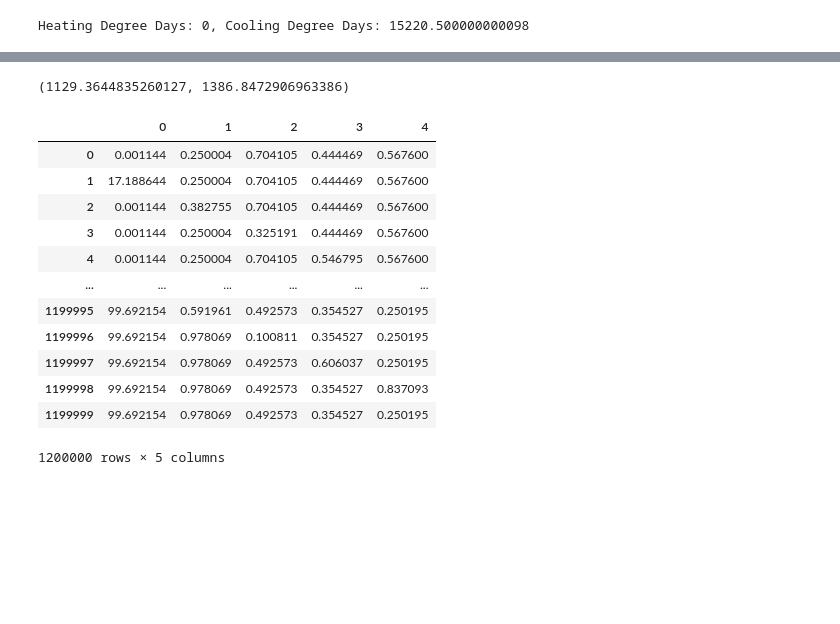
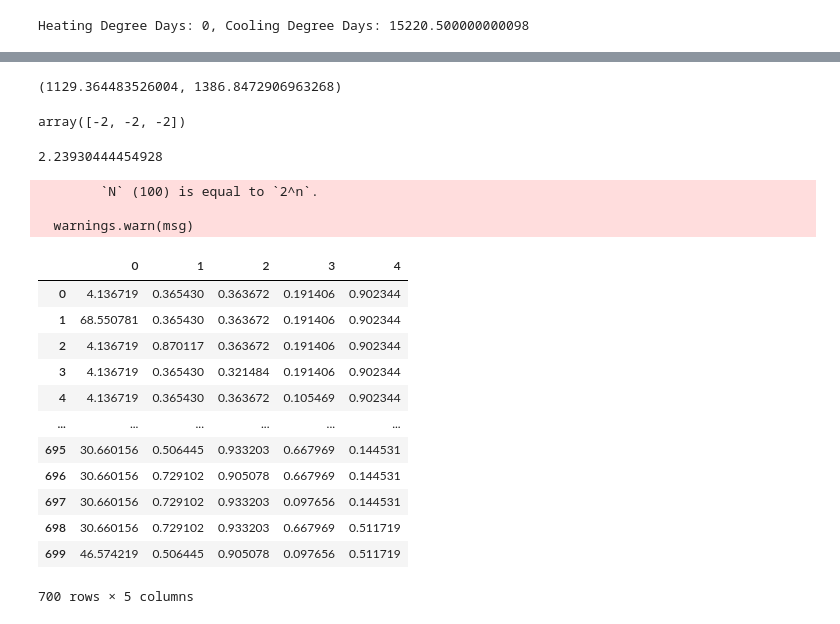
Before and after one commit to VIP-SMUR/24Sp-Microclimate, a Jupyter notebook: uwg_test.ipynb, the cells around one changed output, grey strips where cells are left out. Saved outputs shown, nothing was run; the diff lists cells and outputs as text; code cells hidden in the pictures; blank space fills up the shorter version.

```diff
--- a/uwg_test.ipynb
+++ b/uwg_test.ipynb
@@ -206,56 +186,85 @@ Simulating Day 365
-# %%
-model.UCMData[0].canTemp-273.15 # This is the canyon air temperature it seems
-
-ambTemp = [model.UCMData[hour].canTemp-273.15  for hour in range(8760)  ]
-cdd, hdd = calculate_degree_days(ambTemp)
-cdd, hdd
-# %% [output]
-(1129.3644835260127, 1386.8472906963386)
+# %%
+cdd, hdd = calculate_degree_days(ambTemp)
+cdd, hdd
+# %% [output]
+(1129.364483526004, 1386.8472906963268)
+# %%
+np.array([1,2,3]) - np.array([3,4,5])
+# %% [output]
+array([-2, -2, -2])
+# %%
+from numba import jit
+import numpy as np
+
+
+@jit(nopython=True)
+def rmse(y1, y2):
+    return np.linalg.norm(y1 - y2) / np.sqrt(len(y1))
+
+
+def get_SA_metric(epw_path_before_sim, simulated_UWG_model, days_simulated):
+    e=epw()
+    e.read(epw_path_before_sim)
+    epw_df = e.dataframe
+    if len(e.dataframe) > 8760:
+        epw_df = e.dataframe.drop([i+1417 for i in range(24)])
+
+    simulated_UWG_model.UCMData[0].canTemp-273.15 # This is the canyon air temperature it seems
+    ambTemp = [model.UCMData[hour].canTemp-273.15  for hour in range(days_simulated*24) ]
+
+    return rmse(np.array(epw_df['Dry Bulb Temperature'].values[:(24*days_simulated)]), np.array(ambTemp))
+
+get_SA_metric(epw_path_a, model, 10)
+# %% [output]
+2.23930444454928
 # %%
-from SALib.sample import saltelli
+from SALib.sample import sobol
 from SALib.analyze import sobol
 from SALib.test_functions import Ishigami
 from SALib.sample import morris as ms
 from SALib.analyze import morris as ma
 from SALib.plotting import morris as mp
 import pandas as pd
 
 # Initialize the UWG model by passing parameters as arguments, or relying on defaults
 #model = UWG.from_param_args(epw_path=epw_path, bldheight=10, blddensity=0.5,
 #                            vertohor=0.8, grasscover=0.1, treecover=0.1, zone='7') # Atlanta is in climate zone 7  --> https://www.walterreeves.com/landscaping/hardiness-zones-for-georgia/
 
 # Define the model inputs
 problem = {
     'num_vars': 5,
     'names': ['bldheight', 'blddensity', 'vertohor', 'grasscover', 'treecover'],
-    'bounds': [[0,100],
-               [0, 1],
-               [0, 1],
+    'bounds': [[3,100],
+               [0.05, 1],
+               [0.1, 1],
                [0, 1],
                [0, 1],
                ],
     # I don't want to group any of these variables together
     'groups': None
 }
 
 
 # We'll perform a Sobol Sensitivity Analysis below.
 
 
 # Generate samples
-param_values_saltelli = saltelli.sample(problem, 100000)
-pd.DataFrame(param_values_saltelli)
+param = saltelli.sample(problem, 100, calc_second_order=False)
+pd.DataFrame(param)
 # %% [output]
+        `N` (100) is equal to `2^n`.
+
+  warnings.warn(msg)
 |  | 0 | 1 | 2 | 3 | 4 |
-| 0 | 0.001144 | 0.250004 | 0.704105 | 0.444469 | 0.567600 |
-| 1 | 17.188644 | 0.250004 | 0.704105 | 0.444469 | 0.567600 |
-| 2 | 0.001144 | 0.382755 | 0.704105 | 0.444469 | 0.567600 |
-| 3 | 0.001144 | 0.250004 | 0.325191 | 0.444469 | 0.567600 |
-| 4 | 0.001144 | 0.250004 | 0.704105 | 0.546795 | 0.567600 |
+| 0 | 4.136719 | 0.365430 | 0.363672 | 0.191406 | 0.902344 |
+| 1 | 68.550781 | 0.365430 | 0.363672 | 0.191406 | 0.902344 |
+| 2 | 4.136719 | 0.870117 | 0.363672 | 0.191406 | 0.902344 |
+| 3 | 4.136719 | 0.365430 | 0.321484 | 0.191406 | 0.902344 |
+| 4 | 4.136719 | 0.365430 | 0.363672 | 0.105469 | 0.902344 |
 | ... | ... | ... | ... | ... | ... |
-| 1199995 | 99.692154 | 0.591961 | 0.492573 | 0.354527 | 0.250195 |
-| 1199996 | 99.692154 | 0.978069 | 0.100811 | 0.354527 | 0.250195 |
-| 1199997 | 99.692154 | 0.978069 | 0.492573 | 0.606037 | 0.250195 |
-| 1199998 | 99.692154 | 0.978069 | 0.492573 | 0.354527 | 0.837093 |
-| 1199999 | 99.692154 | 0.978069 | 0.492573 | 0.354527 | 0.250195 |
+| 695 | 30.660156 | 0.506445 | 0.933203 | 0.667969 | 0.144531 |
+| 696 | 30.660156 | 0.729102 | 0.905078 | 0.667969 | 0.144531 |
+| 697 | 30.660156 | 0.729102 | 0.933203 | 0.097656 | 0.144531 |
+| 698 | 30.660156 | 0.729102 | 0.933203 | 0.667969 | 0.511719 |
+| 699 | 46.574219 | 0.506445 | 0.905078 | 0.097656 | 0.511719 |
-1200000 rows × 5 columns
+700 rows × 5 columns
```
Also changed, not shown: parts of 17 cells of this notebook, 1 other file.
